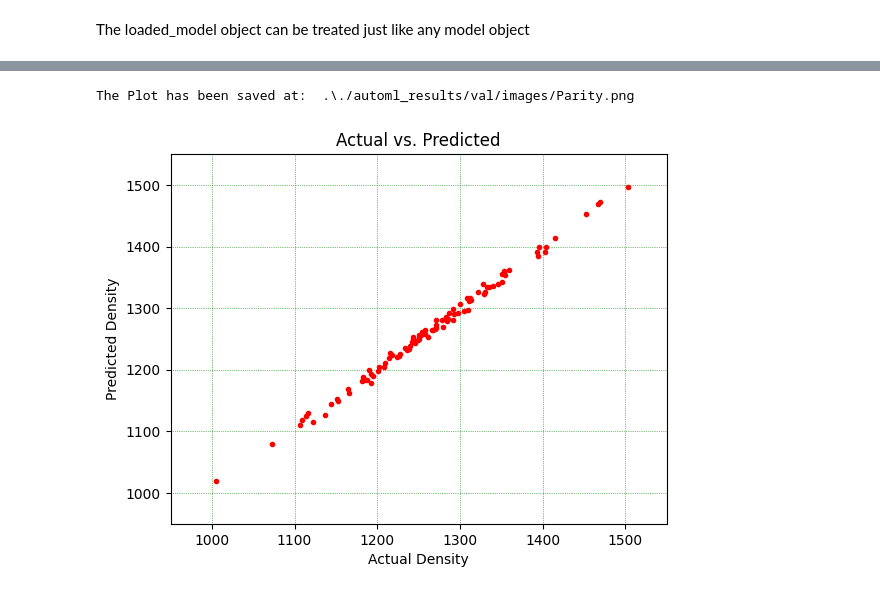
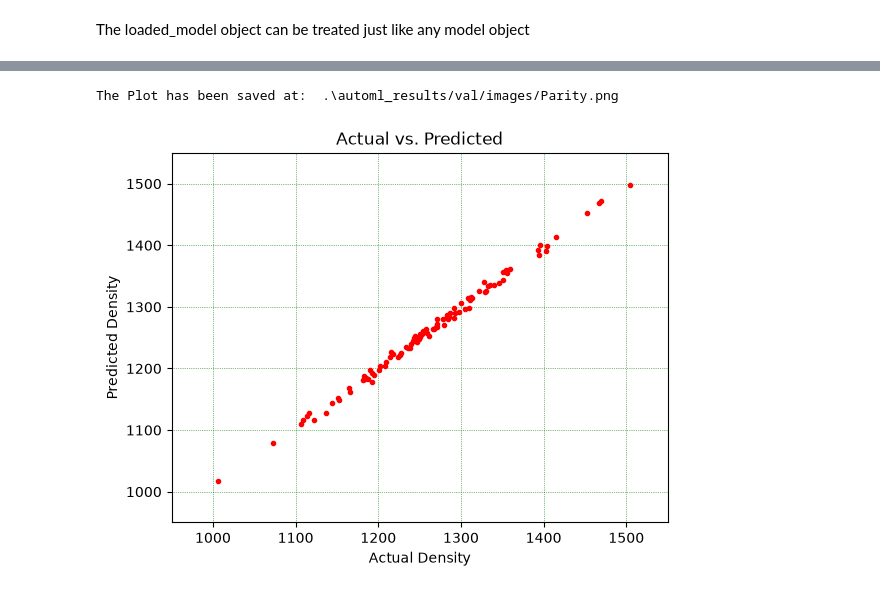
Before and after one commit to hachmannlab/chemml, a Jupyter notebook: docs/ipython_notebooks/autoML_regression.ipynb, the cells around one changed output, grey strips where cells are left out. Cells and saved outputs as stored; diff of their text form; code cells hidden in the pictures.

Commit message:
minor autoML logging and output updates

```diff
--- a/docs/ipython_notebooks/autoML_regression.ipynb
+++ b/docs/ipython_notebooks/autoML_regression.ipynb
@@ -202,22 +217,22 @@ regression_metrics(targets, y_pred)
 # %%
 from chemml.visualization import scatter2D, SavePlot, decorator
 import pandas as pd
 %matplotlib inline
 df_viz = pd.DataFrame()
 df_viz["Actual"] = targets.reshape(-1,)
 df_viz["Predicted"] = y_pred.reshape(-1,)
 sc = scatter2D('r', marker='.')
 fig = sc.plot(dfx=df_viz, dfy=df_viz, x="Actual", y="Predicted")
 
 dec = decorator(title='Actual vs. Predicted',xlabel='Actual Density', ylabel='Predicted Density',
                 xlim= (950,1550), ylim=(950,1550), grid=True,
                 grid_color='g', grid_linestyle=':', grid_linewidth=0.5)
 fig = dec.fit(fig)
 # print(type(fig))
-sa=SavePlot(filename='Parity',output_directory='./automl_results/val/images',
+sa=SavePlot(filename='Parity',output_directory='automl_results/val/images',
             kwargs={'facecolor':'w','dpi':330,'pad_inches':0.1, 'bbox_inches':'tight'})
 sa.save(obj=fig)
 fig.show()
 # %% [output]
-The Plot has been saved at:  .\./automl_results/val/images/Parity.png
+The Plot has been saved at:  .\automl_results/val/images/Parity.png
-[figure, old version]
+[figure, new version]
```
Also changed, not shown: parts of 9 cells of this notebook, 6 other files.
